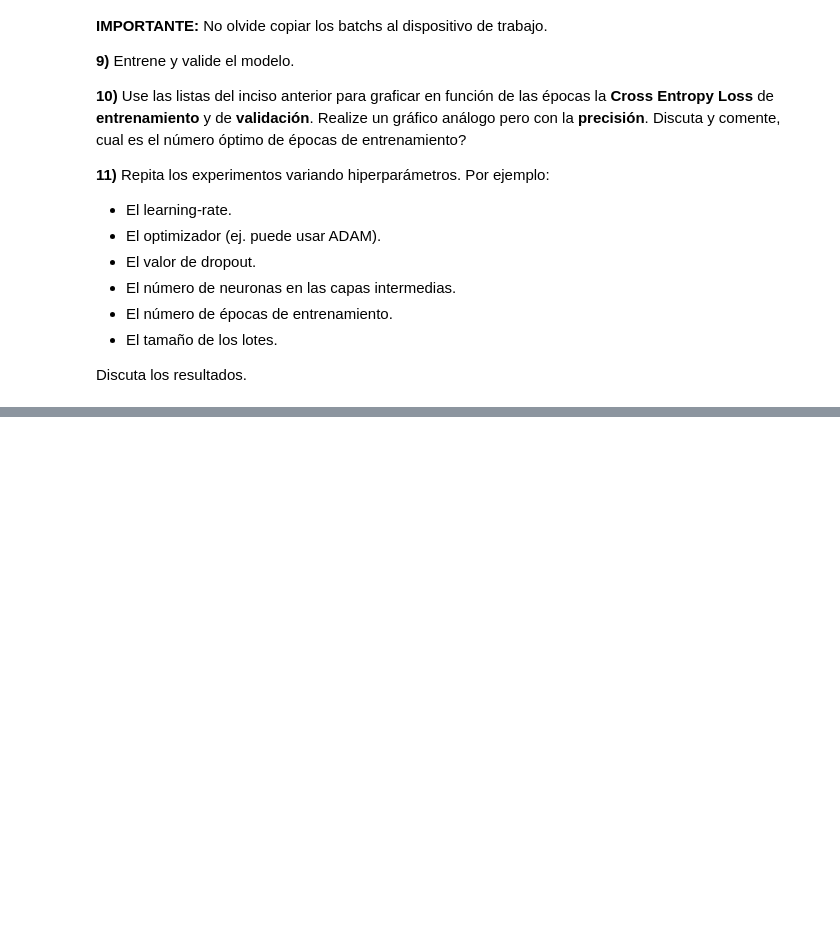
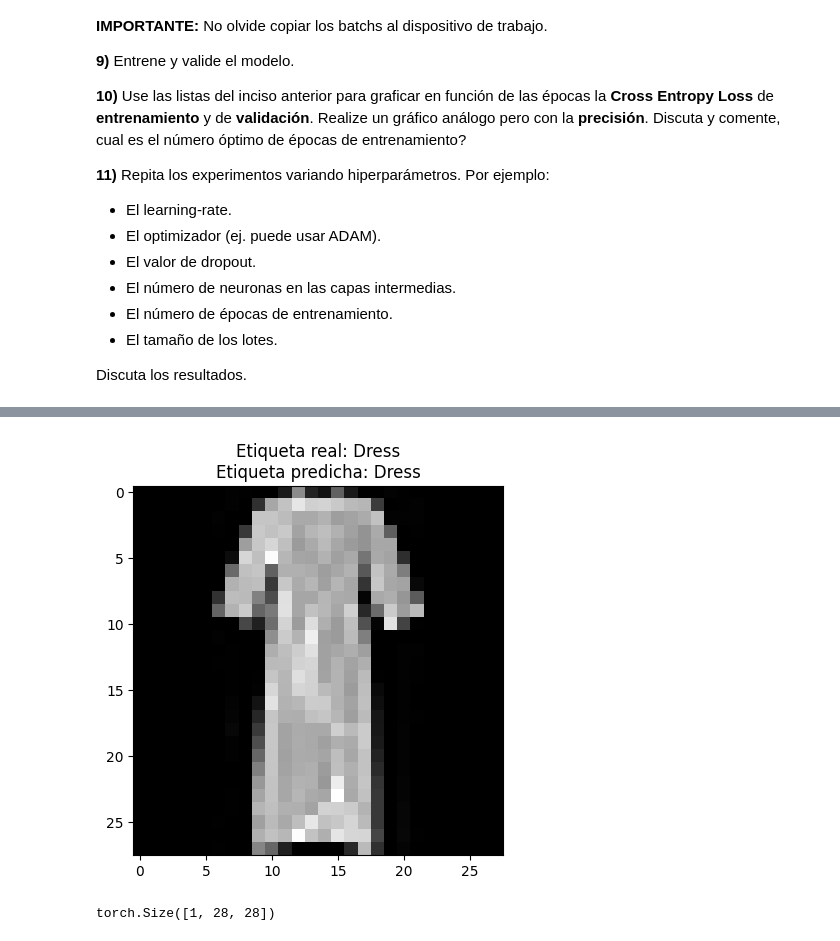
Before and after one commit to Benja2133/Guias-RedesNeuronales, a Jupyter notebook: redes_neuronales_2025_guia_11.ipynb, the cells around one changed output, grey strips where cells are left out. Drawn from its saved outputs; the diff is of its cells as text; code cells hidden in the pictures; blank space fills up the shorter version.

```diff
--- a/redes_neuronales_2025_guia_11.ipynb
+++ b/redes_neuronales_2025_guia_11.ipynb
@@ -353,0 +374,5 @@ def train_loop(dataloader,model,loss_fn,optimizer,device):
+# %%
+# 5.3)
+batch_size = 100
+train_loader = torch.utils.data.DataLoader(train_set, batch_size = batch_size, shuffle = True)
+valid_loader = torch.utils.data.DataLoader(valid_set, batch_size = batch_size, shuffle = True)
@@ -353,0 +383,20 @@ def train_loop(dataloader,model,loss_fn,optimizer,device):
+# %%
+#5.6)
+#valores segun ej4
+n1 = 128
+n2 = 64
+p = 0.2
+model = NeuralNetwork(n1,n2,p)
+
+#5.5)
+#definimos el optimizador, en este caso SGD
+learning_rate = 1e-3
+optimizer = optim.SGD(model.parameters(), lr=learning_rate)
+#optimizer = optim.Adam(model.parameters(), lr=learning_rate,eps=1e-08,weight_decay=0,amsgrad=False)
+# %%
+#5.7)
+#definimos el dispositivo de trabajo, una cpu o una gpu si esta disponible
+device = torch.device("cuda" if torch.cuda.is_available() else "cpu")
+#pasamos el modelo al dispositivo
+model = model.to(device)
+print(torch.cuda.is_available())
@@ -353,0 +448,22 @@ def train_loop(dataloader,model,loss_fn,optimizer,device):
+# %%
+# probando la red entrenada con un ejemplito
+dataiter = iter(valid_loader)
+images, labels = next(dataiter)
+numero_img = 16
+img = images[numero_img]  # Agregar dimensión de batch
+label = labels[numero_img].item()
+# Pasar la imagen por el modelo
+with torch.no_grad():
+    img = img.to(device)
+    output = model(img.unsqueeze(0))  # Agregar dimensión de batch
+    predicted_label = output.argmax(1).item()
+
+#imagen:
+plt.imshow(img.cpu().squeeze(), cmap='gray')
+plt.title(f"Etiqueta real: {label_dict[label]}\nEtiqueta predicha: {label_dict[predicted_label]}")
+plt.show()
+
+img.shape
+# %% [output]
+[figure, added]
+torch.Size([1, 28, 28])
```
Also changed, not shown: parts of 10 cells of this notebook, 1 other file.
